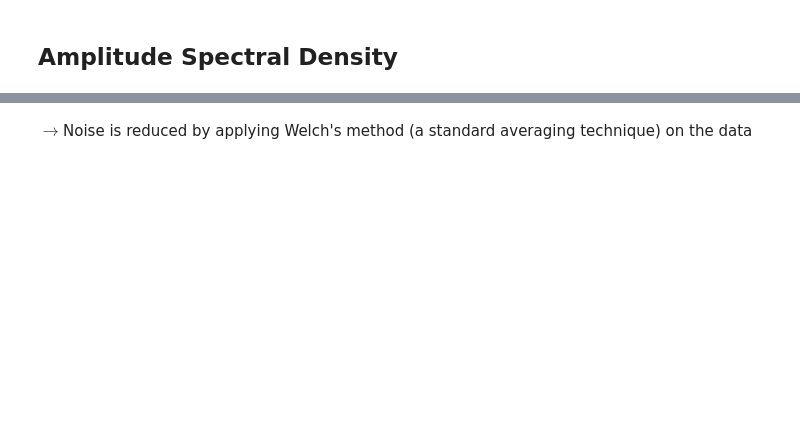
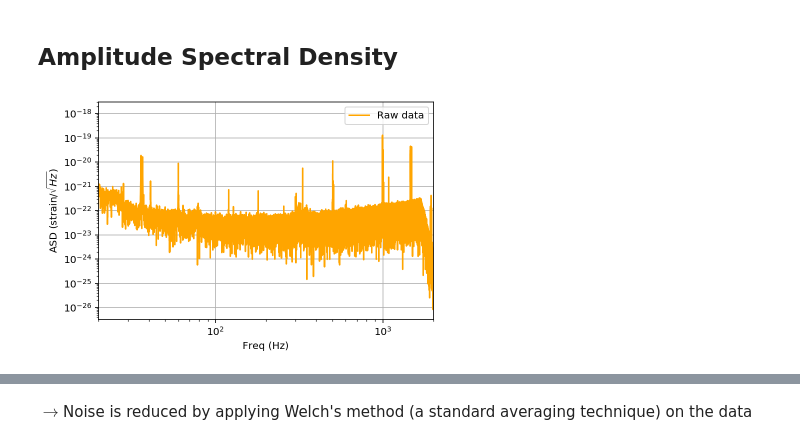
Before and after one commit to bruffolo/PHYS512, a Jupyter notebook: Test_v2.ipynb, the cells around one changed output, grey strips where cells are left out. Saved outputs shown, nothing was run; the diff lists cells and outputs as text; code cells hidden in the pictures; blank space fills up the shorter version.

```diff
--- a/Test_v2.ipynb
+++ b/Test_v2.ipynb
@@ -56,14 +62,15 @@ f_min,f_max = 20,2000
 # %%
 # Compute FT of windowed strain data
 l = strain_H1.size
-hamming = np.hamming(l) # Hamming window
 tukey = signal.tukey(l, alpha=1./8)# Tukey window
-ft = dt*np.fft.rfft(strain_H1*tukey)
+H1_ft = dt*np.fft.rfft(strain_H1*tukey)
+L1_ft = dt*np.fft.rfft(strain_L1*tukey)
 freqs = np.fft.rfftfreq(l,d=dt)
 # %%
-%matplotlib qt
 plt.figure()
-plt.loglog(freqs,abs(ft), 'orange',label = "Raw data")
-plt.ylabel('ASD (strain/rtHz)');plt.xlabel('Freq (Hz)')
+plt.loglog(freqs,abs(H1_ft), 'orange',label = "Raw data")
+plt.ylabel('ASD (strain/$\sqrt{Hz}$)');plt.xlabel('Freq (Hz)')
 plt.xlim(f_min,f_max)
 plt.grid();plt.legend();plt.show()
+# %% [output]
+[figure, added]
```
Also changed, not shown: parts of 14 cells of this notebook, 1 other file.
